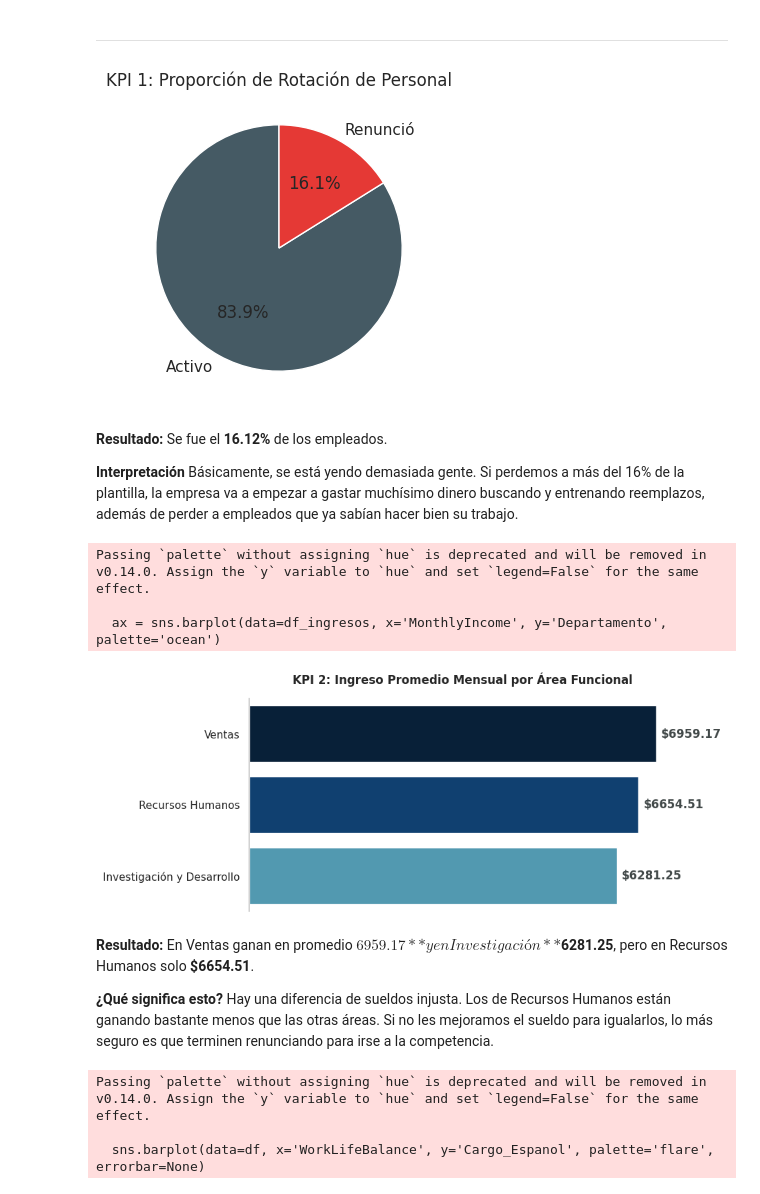
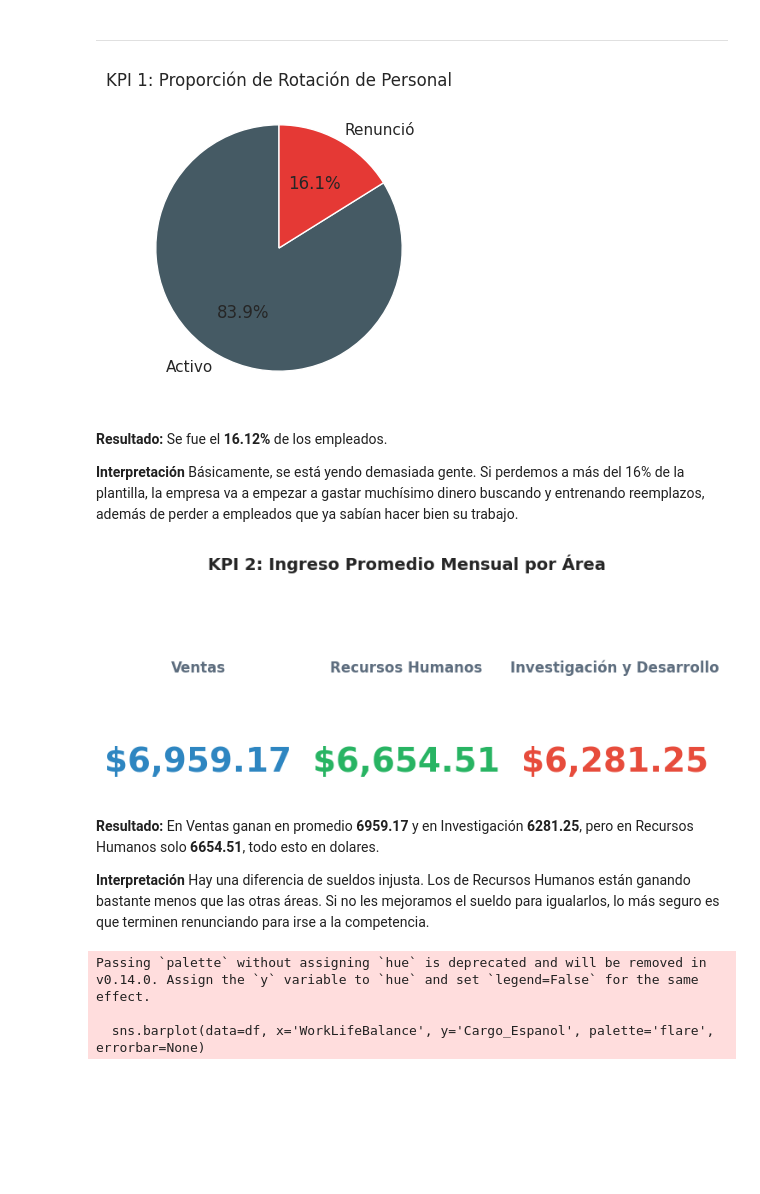
Before and after one commit to Alancin321/Examen-1-bimestral-ISI, a Jupyter notebook: Examen_1_Bimestral_ISI.ipynb, the cells around one changed output. Drawn from its saved outputs; the diff is of its cells as text; code cells hidden in the pictures; blank space fills up the shorter version.

```diff
--- a/Examen_1_Bimestral_ISI.ipynb
+++ b/Examen_1_Bimestral_ISI.ipynb
@@ -77,32 +77,34 @@ display(Markdown(f"**Resultado:** Se fue el **{tasa_attrition:.2f}%** de los emp
                  f"**Interpretación** Básicamente, se está yendo demasiada gente. Si perdemos a más del 16% de la plantilla, la empresa va a empezar a gastar muchísimo dinero buscando y entrenando reemplazos, además de perder a empleados que ya sabían hacer bien su trabajo."))
 
 
-# KPI 2: INGRESO PROMEDIO MENSUAL POR DEPARTAMENTO
 
-plt.figure(figsize=(8, 4))
+# KPI 2: INGRESO PROMEDIO MENSUAL
 
-df_ingresos = df.groupby('Departamento')['MonthlyIncome'].mean().sort_values(ascending=False).reset_index()
+plt.figure(figsize=(9, 3))
 
-# Dibujo el gráfico horizontal (x=dinero, y=departamento).
-ax = sns.barplot(data=df_ingresos, x='MonthlyIncome', y='Departamento', palette='ocean')
+# Preparo los datos
+promedios_ingreso = df.groupby('Departamento')['MonthlyIncome'].mean().sort_values(ascending=False)
+# Apago el lienzo por completo (sin ejes, sin cuadros, sin fondo)
+plt.axis('off')
 
-# TRUCO DE DISEÑO: Pongo el valor exacto ($) en la punta de cada barra.
-for contenedor in ax.containers:
-    ax.bar_label(contenedor, fmt='$%.2f', padding=5, fontweight='bold', color='#424949')
+# Defino posiciones en la pantalla para mis 3 "Tarjetas"
+posiciones_x = [0.15, 0.50, 0.85]
+colores = ['#2E86C1', '#28B463', '#E74C3C'] # Azul, Verde, Rojo
 
-# 4. Limpieza extrema: Quito los textos y números innecesarios de los bordes.
-plt.xticks([]) # Borra los números del eje X (abajo)
-plt.xlabel('') # Borra la palabra "MonthlyIncome"
-plt.ylabel('') # Borra la palabra "Departamento" (ya es obvio al leer RRHH o Ventas)
-sns.despine(bottom=True) # Borra la línea negra del piso del gráfico
-plt.title('KPI 2: Ingreso Promedio Mensual por Área Funcional', fontweight='bold', pad=15)
+# 4. Dibujo el texto directamente en la pantalla
+for i, (departamento, salario) in enumerate(promedios_ingreso.items()):
+    # Imprimo el nombre del departamento arriba (letra pequeña y gris)
+    plt.text(posiciones_x[i], 0.6, departamento, ha='center', fontsize=12, color='#5D6D7E', fontweight='bold')
+    # Imprimo el número gigante abajo
+    plt.text(posiciones_x[i], 0.1, f"${salario:,.2f}", ha='center', fontsize=28, color=colores[i], fontweight='bold')
+
+# Título principal centrado arriba
+plt.title('KPI 2: Ingreso Promedio Mensual por Área', fontweight='bold', fontsize=14, pad=20)
 plt.show()
 
-# Cálculos matemáticos de respaldo
-promedios_ingreso = df.groupby('Departamento')['MonthlyIncome'].mean()
-display(Markdown(f"**Resultado:** En Ventas ganan en promedio **${promedios_ingreso['Ventas']:.2f}** y en Investigación **${promedios_ingreso['Investigación y Desarrollo']:.2f}**, pero en Recursos Humanos solo **${promedios_ingreso['Recursos Humanos']:.2f}**.\n\n"
-                f"**Interpretación** Hay una diferencia de sueldos injusta. Los de Recursos Humanos están ganando bastante menos que las otras áreas. Si no les mejoramos el sueldo para igualarlos, lo más seguro es que terminen renunciando para irse a la competencia."))
-
+# Markdown simplificado y directo al grano
+display(Markdown(f"**Resultado:** En Ventas ganan en promedio **{promedios_ingreso['Ventas']:.2f}** y en Investigación **{promedios_ingreso['Investigación y Desarrollo']:.2f}**, pero en Recursos Humanos solo **{promedios_ingreso['Recursos Humanos']:.2f}**, todo esto en dolares.\n\n"
+                 f"**Interpretación** Hay una diferencia de sueldos injusta. Los de Recursos Humanos están ganando bastante menos que las otras áreas. Si no les mejoramos el sueldo para igualarlos, lo más seguro es que terminen renunciando para irse a la competencia."))
 
 # KPI 3: ÍNDICE DE BALANCE VIDA-TRABAJO POR CARGO
 plt.figure(figsize=(10, 5))
@@ -147,43 +149,40 @@ plt.show()
 # Cálculos matemáticos de respaldo
 brecha_promedio_total = df['Brecha_Estancamiento'].mean()
 peor_estancamiento = df.groupby('Cargo_Espanol')['Brecha_Estancamiento'].mean().idxmax()
 peor_anios = df.groupby('Cargo_Espanol')['Brecha_Estancamiento'].mean().max()
 
 display(Markdown(f"**Resultado:** En promedio, la gente lleva **{brecha_promedio_total:.2f} años** sin que la asciendan. El peor caso es el de **{peor_estancamiento}**, que lleva **{peor_anios:.2f} años** atascado en el mismo puesto.\n\n"
                  f"**Interpretación** Tenemos a personas que llevan muchísimo tiempo haciendo lo mismo sin recibir una promoción. Esto es peligroso porque el empleado se aburre, se desmotiva, deja de esforzarse y siente que no tiene futuro en la empresa."))
 
 # RESUMEN
 # Armmamos una tabla en formato Markdown inyectando todas las variables calculadas arriba.
 tabla_resumen = f"""
 ---
 ### Resumen Rápido de Problemas
 
 | ¿Qué medimos? | ¿Qué encontramos? |
 | :--- | :--- |
 | **Gente que se va** | Perdimos al **{tasa_attrition:.2f}%** del personal. Es un número muy alto. |
 | **Sueldos** | Los de Recursos Humanos ganan mucho menos dinero que el resto. |
 | **Estrés** | El puesto de **{peor_balance}** es el más explotado y sin tiempo libre. |
 | **Estancamiento** | El puesto de **{peor_estancamiento}** lleva **{peor_anios:.2f} años** sin recibir un ascenso. |
 """
 
 display(Markdown(tabla_resumen))
 # %% [output]
 ### Reporte Analítico: Gestión de Talento Humano (HRIS)
 ---
 [figure]
 **Resultado:** Se fue el **16.12%** de los empleados.
 
 **Interpretación** Básicamente, se está yendo demasiada gente. Si perdemos a más del 16% de la plantilla, la empresa va a empezar a gastar muchísimo dinero buscando y entrenando reemplazos, además de perder a empleados que ya sabían hacer bien su trabajo.
-Passing `palette` without assigning `hue` is deprecated and will be removed in v0.14.0. Assign the `y` variable to `hue` and set `legend=False` for the same effect.
-
-  ax = sns.barplot(data=df_ingresos, x='MonthlyIncome', y='Departamento', palette='ocean')
-[figure, old version]
+[figure, new version]
-**Resultado:** En Ventas ganan en promedio **$6959.17** y en Investigación **$6281.25**, pero en Recursos Humanos solo **$6654.51**.
+**Resultado:** En Ventas ganan en promedio **6959.17** y en Investigación **6281.25**, pero en Recursos Humanos solo **6654.51**, todo esto en dolares.
 
-**¿Qué significa esto?** Hay una diferencia de sueldos injusta. Los de Recursos Humanos están ganando bastante menos que las otras áreas. Si no les mejoramos el sueldo para igualarlos, lo más seguro es que terminen renunciando para irse a la competencia.
+**Interpretación** Hay una diferencia de sueldos injusta. Los de Recursos Humanos están ganando bastante menos que las otras áreas. Si no les mejoramos el sueldo para igualarlos, lo más seguro es que terminen renunciando para irse a la competencia.
-Passing `palette` without assigning `hue` is deprecated and will be removed in v0.14.0. Assign the `y` variable to `hue` and set `legend=False` for the same effect.
-
-  sns.barplot(data=df, x='WorkLifeBalance', y='Cargo_Espanol', palette='flare', errorbar=None)
+Passing `palette` without assigning `hue` is deprecated and will be removed in v0.14.0. Assign the `y` variable to `hue` and set `legend=False` for the same effect.
+
+  sns.barplot(data=df, x='WorkLifeBalance', y='Cargo_Espanol', palette='flare', errorbar=None)
 [figure]
 **Resultado:** La empresa en general tiene un balance aceptable, pero el cargo de **Investigador Científico** tiene la peor calificación con **2.68 sobre 4.00**.
 
```
